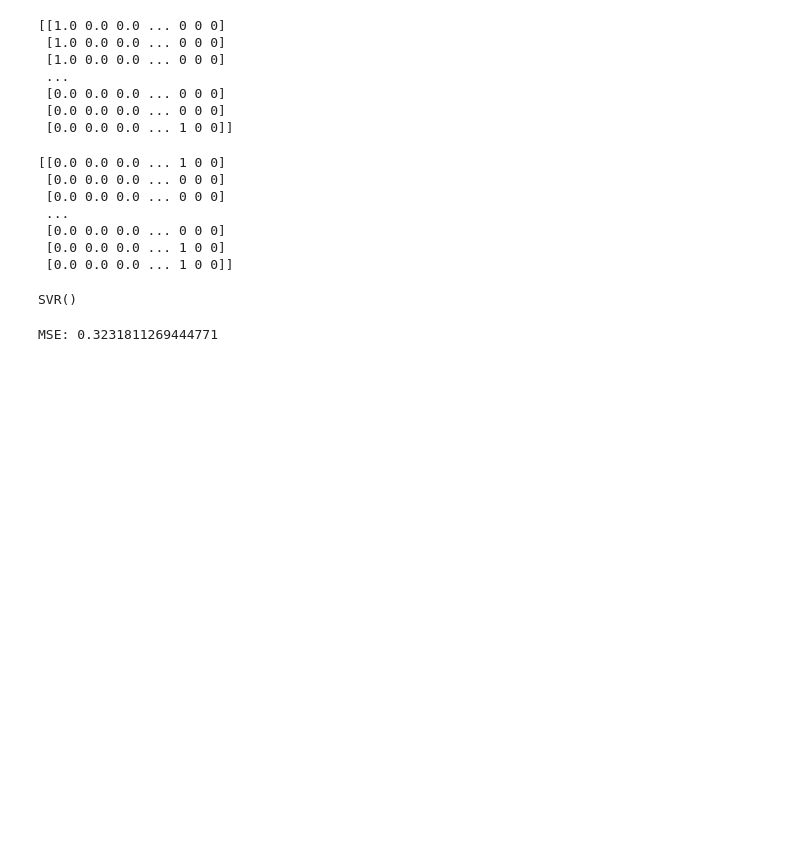
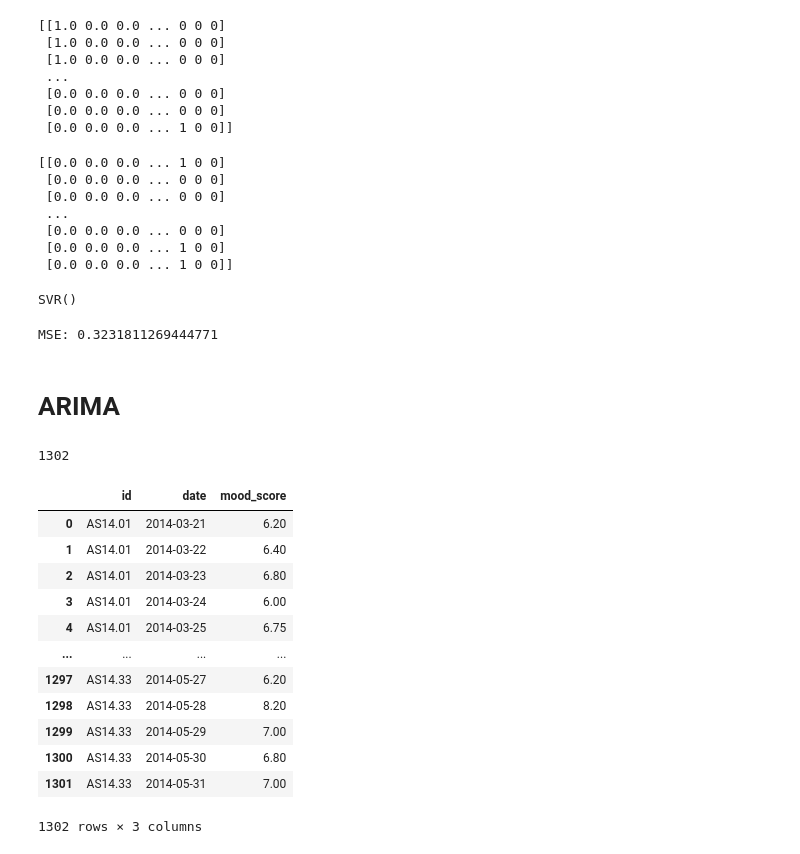
Before and after one commit to tituspellegrom/DataMiningTechniques, a Jupyter notebook: Exploration-Jaimie.ipynb, the cells around one changed output. Cells and saved outputs as stored; diff of their text form; code cells hidden in the pictures; blank space fills up the shorter version.

Commit message:
Start Arima

```diff
--- a/Exploration-Jaimie.ipynb
+++ b/Exploration-Jaimie.ipynb
@@ -453,3 +453,29 @@ from sklearn.metrics import mean_squared_error
 print(f"MSE: {mean_squared_error(y_test, y_pred)}")
 # %% [output]
 MSE: 0.3231811269444771
+# %% [markdown]
+# ARIMA
+# %%
+df_arima = pd.DataFrame()
+df_arima['id'] = df_daily['id'].copy()
+df_arima['date'] = df_daily['time'].copy()
+df_arima['mood_score'] = list(df_daily['mood']['mean'].copy())
+len(df_arima)
+# %% [output]
+1302
+# %%
+df_arima
+# %% [output]
+|  | id | date | mood_score |
+| 0 | AS14.01 | 2014-03-21 | 6.20 |
+| 1 | AS14.01 | 2014-03-22 | 6.40 |
+| 2 | AS14.01 | 2014-03-23 | 6.80 |
+| 3 | AS14.01 | 2014-03-24 | 6.00 |
+| 4 | AS14.01 | 2014-03-25 | 6.75 |
+| ... | ... | ... | ... |
+| 1297 | AS14.33 | 2014-05-27 | 6.20 |
+| 1298 | AS14.33 | 2014-05-28 | 8.20 |
+| 1299 | AS14.33 | 2014-05-29 | 7.00 |
+| 1300 | AS14.33 | 2014-05-30 | 6.80 |
+| 1301 | AS14.33 | 2014-05-31 | 7.00 |
+1302 rows × 3 columns
```
